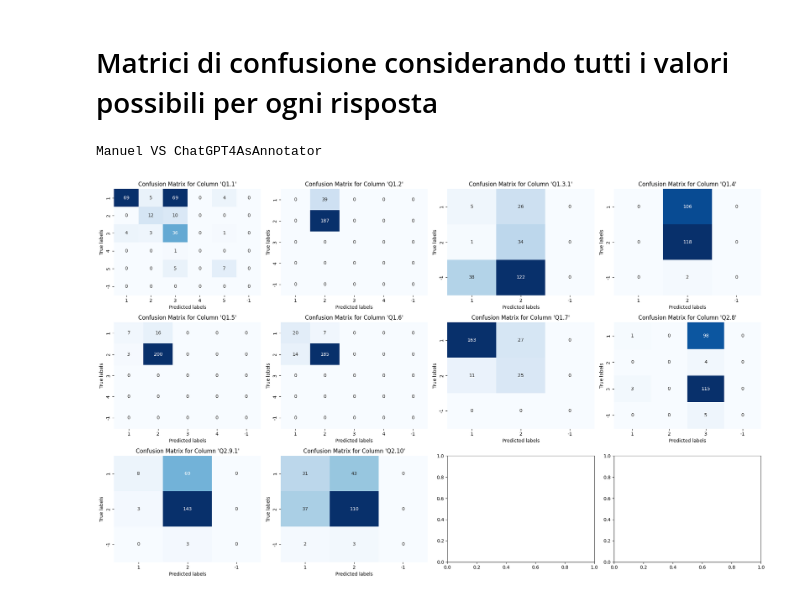
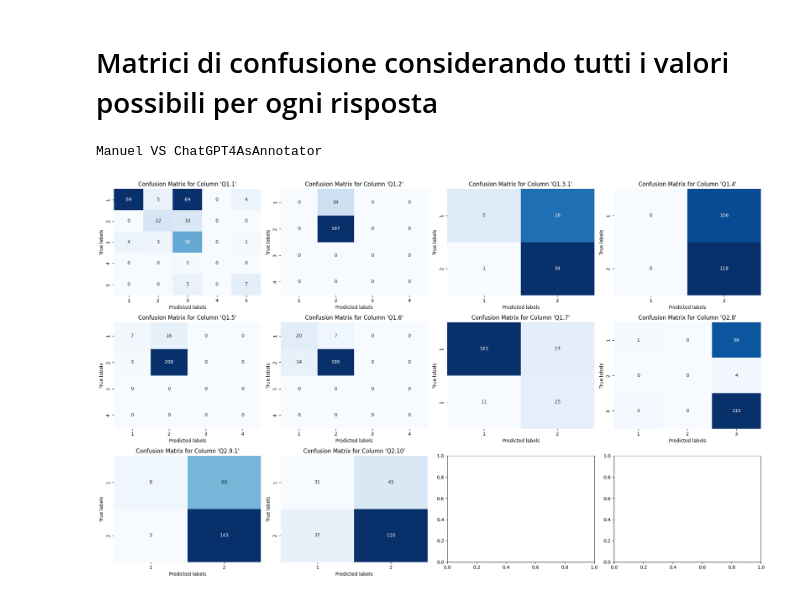
Before and after one commit to bianchi-john/ChatGPTAsAnnotator, a Jupyter notebook: Code/Comparison.ipynb, the cells around one changed output. Saved outputs shown, nothing was run; the diff lists cells and outputs as text; code cells hidden in the pictures.

```diff
--- a/Code/Comparison.ipynb
+++ b/Code/Comparison.ipynb
@@ -383,41 +393,41 @@ def calculate_confusion_matrix(annotator_1, annotator_2, columns, possible_value
 
         confusion_matrices[column] = confusion_matrix(y_true, y_pred, labels=possible_values[column])
     plot_confusion_matrices(confusion_matrices, possible_values)
     return 0
 
 def plot_confusion_matrices(conf_matrices, possible_values):
     num_cols = len(conf_matrices)
     num_rows = int(np.ceil(num_cols / 4))
     fig, axes = plt.subplots(num_rows, 4, figsize=(20, num_rows * 4))
 
     for i, (column, conf_matrix) in enumerate(conf_matrices.items()):
         row = i // 4
         col = i % 4
         sns.heatmap(conf_matrix, annot=True, cmap="Blues", fmt="d", cbar=False, ax=axes[row, col],
                     xticklabels=possible_values[column], yticklabels=possible_values[column])
         axes[row, col].set_xlabel("Predicted labels")
         axes[row, col].set_ylabel("True labels")
         axes[row, col].set_title(f"Confusion Matrix for Column '{column}'")
 
     plt.tight_layout()
     plt.show()
 
 columns_to_consider = ["Q1.1", "Q1.2", "Q1.3.1", "Q1.4", "Q1.5", "Q1.6", "Q1.7", "Q2.8", "Q2.9.1", "Q2.10"]
 possible_values = {
-    'Q1.1': ['1', '2', '3', '4', '5', '-1'],
-    'Q1.2': ['1', '2', '3', '4', '-1'],
-    'Q1.3.1': ['1', '2', '-1'],
-    'Q1.4': ['1', '2', '-1'],
-    'Q1.5': ['1', '2', '3', '4', '-1'],
-    'Q1.6': ['1', '2', '3', '4', '-1'],
-    'Q1.7': ['1', '2', '-1'],
-    'Q2.8': ['1', '2', '3', '-1'],
-    'Q2.9.1': ['1', '2', '-1'],
-    'Q2.10': ['1', '2', '-1']
+    'Q1.1': ['1', '2', '3', '4', '5'],
+    'Q1.2': ['1', '2', '3', '4'],
+    'Q1.3.1': ['1', '2'],
+    'Q1.4': ['1', '2'],
+    'Q1.5': ['1', '2', '3', '4'],
+    'Q1.6': ['1', '2', '3', '4'],
+    'Q1.7': ['1', '2'],
+    'Q2.8': ['1', '2', '3'],
+    'Q2.9.1': ['1', '2'],
+    'Q2.10': ['1', '2']
 }
 
 print('Manuel VS ChatGPT4AsAnnotator')
 conf_matrices = calculate_confusion_matrix('Manuel','ChatGPT4AsAnnotator', columns_to_consider, possible_values)
 # %% [output]
 Manuel VS ChatGPT4AsAnnotator
-[figure, old version]
+[figure, new version]
```
Also changed, not shown: parts of 6 cells of this notebook, 10 other files.
